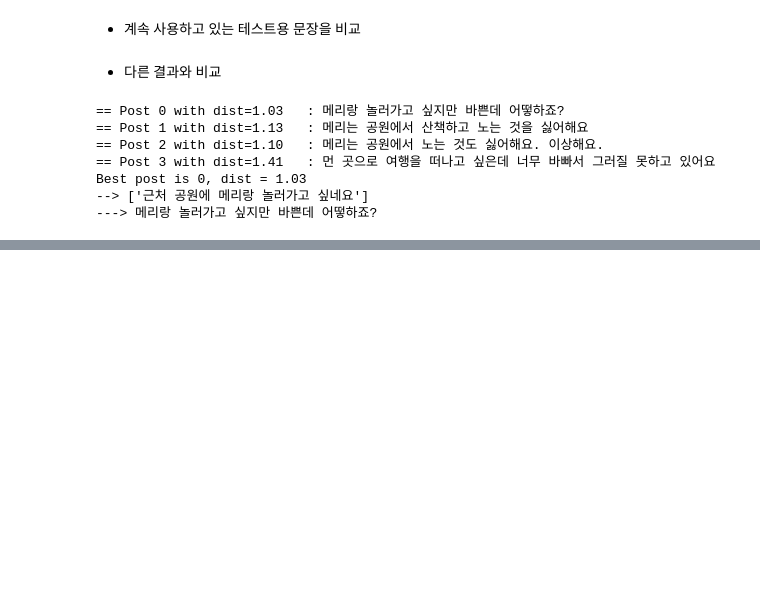
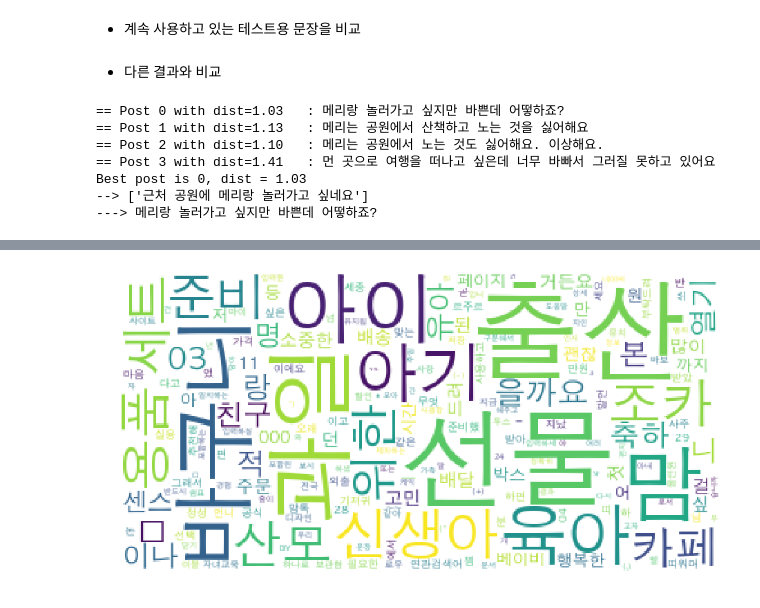
Before and after one commit to KimDoKy/DataScience, a Jupyter notebook: source_code/chap8. Natural Language Processing.ipynb, the cells around one changed output, grey strips where cells are left out. Cells and saved outputs as stored; diff of their text form; code cells hidden in the pictures; blank space fills up the shorter version.

```diff
--- a/source_code/chap8. Natural Language Processing.ipynb
+++ b/source_code/chap8. Natural Language Processing.ipynb
@@ -1085,0 +1294,13 @@ Best post is 0, dist = 1.03
+# %%
+data = ko.vocab().most_common(300)
+
+wordcloud = WordCloud(font_path='/Library/Fonts/AppleGothic.ttf',
+                      relative_scaling=0.2,
+                      background_color='white',
+                      ).generate_from_frequencies(dict(data))
+plt.figure(figsize=(16,8))
+plt.imshow(wordcloud)
+plt.axis('off')
+plt.show()
+# %% [output]
+[figure, added]
```
Also changed, not shown: parts of 35 cells of this notebook, 2 other files.
